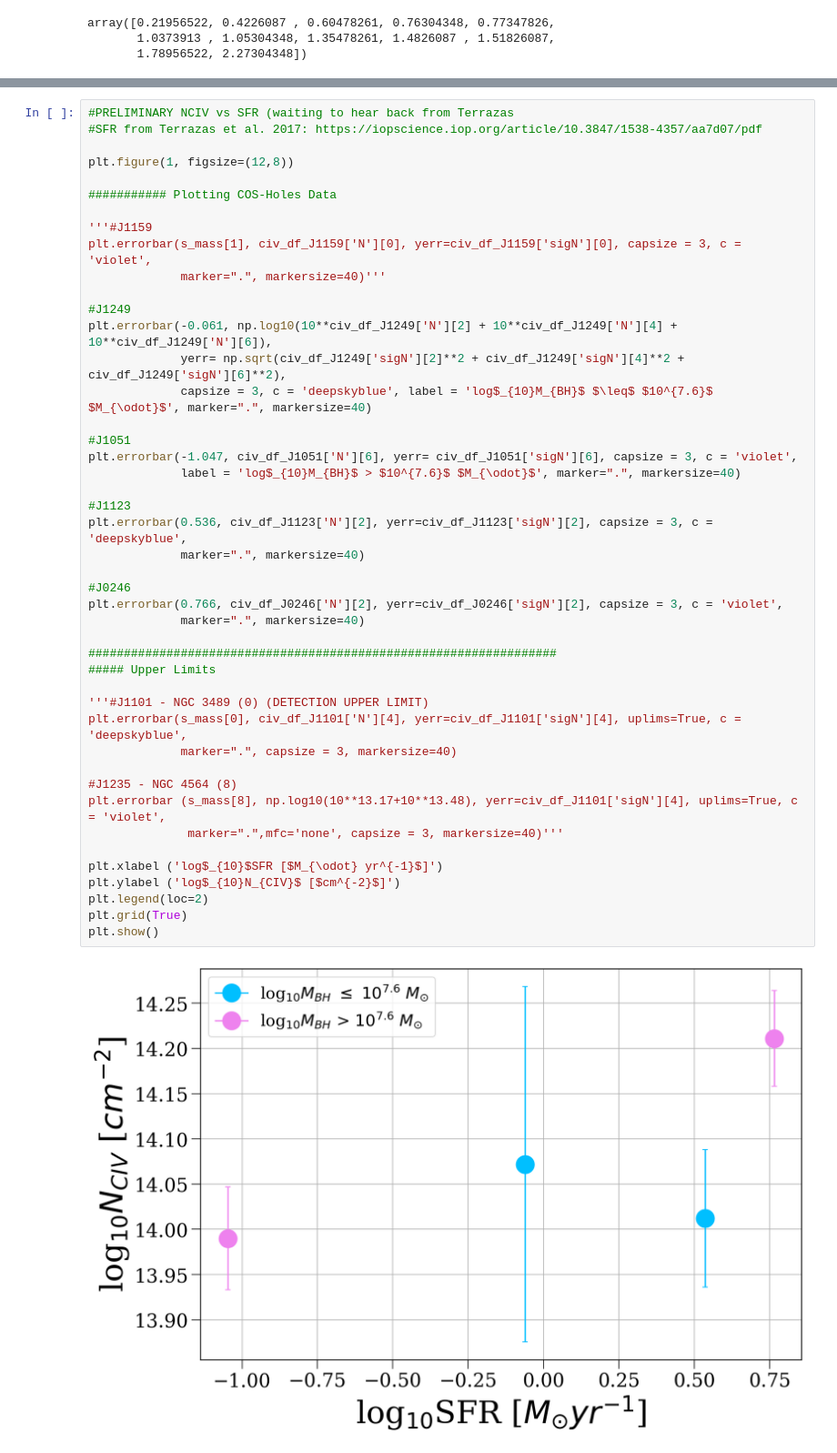
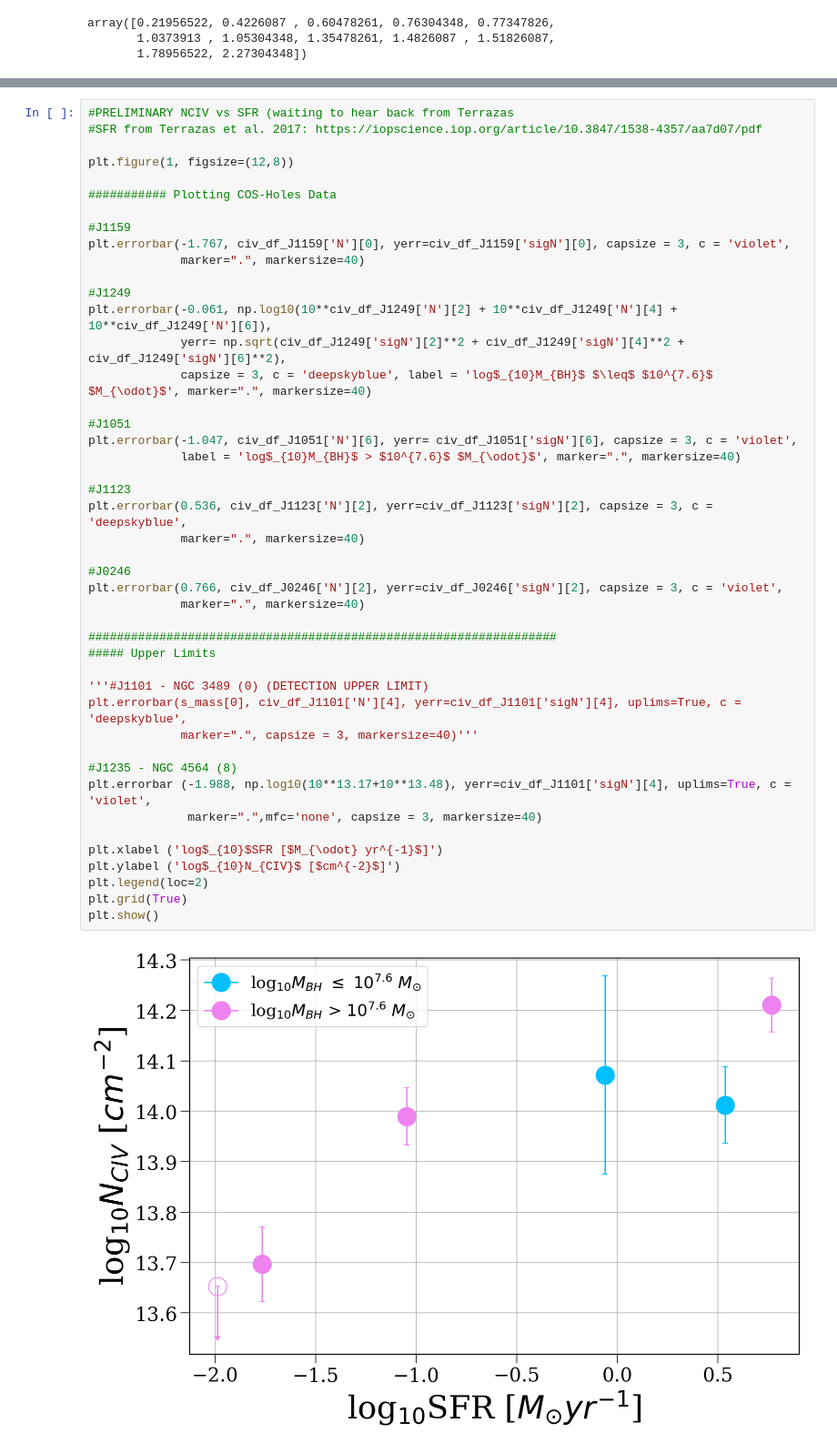
Before and after one commit to samlugarza/COS-Holes, a Jupyter notebook: notebooks/COS-Holes_CIV_Analysis.ipynb, the cells around one changed output, grey strips where cells are left out. Shown at 91% size. Drawn from its saved outputs; the diff is of its cells as text.

Commit message:
sfr calculation and plot changes

```diff
--- a/notebooks/COS-Holes_CIV_Analysis.ipynb
+++ b/notebooks/COS-Holes_CIV_Analysis.ipynb
@@ -675,42 +676,42 @@ plt.figure(1, figsize=(12,8))
 
 ########### Plotting COS-Holes Data
 
-'''#J1159
-plt.errorbar(s_mass[1], civ_df_J1159['N'][0], yerr=civ_df_J1159['sigN'][0], capsize = 3, c = 'violet',
-             marker=".", markersize=40)'''
+#J1159
+plt.errorbar(-1.767, civ_df_J1159['N'][0], yerr=civ_df_J1159['sigN'][0], capsize = 3, c = 'violet',
+             marker=".", markersize=40)
 
 #J1249
 plt.errorbar(-0.061, np.log10(10**civ_df_J1249['N'][2] + 10**civ_df_J1249['N'][4] + 10**civ_df_J1249['N'][6]),
              yerr= np.sqrt(civ_df_J1249['sigN'][2]**2 + civ_df_J1249['sigN'][4]**2 + civ_df_J1249['sigN'][6]**2),
              capsize = 3, c = 'deepskyblue', label = 'log$_{10}M_{BH}$ $\leq$ $10^{7.6}$ $M_{\odot}$', marker=".", markersize=40)
 
 #J1051
 plt.errorbar(-1.047, civ_df_J1051['N'][6], yerr= civ_df_J1051['sigN'][6], capsize = 3, c = 'violet',
              label = 'log$_{10}M_{BH}$ > $10^{7.6}$ $M_{\odot}$', marker=".", markersize=40)
 
 #J1123
 plt.errorbar(0.536, civ_df_J1123['N'][2], yerr=civ_df_J1123['sigN'][2], capsize = 3, c = 'deepskyblue',
              marker=".", markersize=40)
 
 #J0246
 plt.errorbar(0.766, civ_df_J0246['N'][2], yerr=civ_df_J0246['sigN'][2], capsize = 3, c = 'violet',
              marker=".", markersize=40)
 
 ##################################################################
 ##### Upper Limits
 
 '''#J1101 - NGC 3489 (0) (DETECTION UPPER LIMIT)
 plt.errorbar(s_mass[0], civ_df_J1101['N'][4], yerr=civ_df_J1101['sigN'][4], uplims=True, c = 'deepskyblue',
-             marker=".", capsize = 3, markersize=40)
+             marker=".", capsize = 3, markersize=40)'''
 
 #J1235 - NGC 4564 (8)
-plt.errorbar (s_mass[8], np.log10(10**13.17+10**13.48), yerr=civ_df_J1101['sigN'][4], uplims=True, c = 'violet',
-              marker=".",mfc='none', capsize = 3, markersize=40)'''
+plt.errorbar (-1.988, np.log10(10**13.17+10**13.48), yerr=civ_df_J1101['sigN'][4], uplims=True, c = 'violet',
+              marker=".",mfc='none', capsize = 3, markersize=40)
 
 plt.xlabel ('log$_{10}$SFR [$M_{\odot} yr^{-1}$]')
 plt.ylabel ('log$_{10}N_{CIV}$ [$cm^{-2}$]')
 plt.legend(loc=2)
 plt.grid(True)
 plt.show()
 # %% [output]
-[figure, old version]
+[figure, new version]
```
Also changed, not shown: parts of 3 cells of this notebook, 2 other files.
